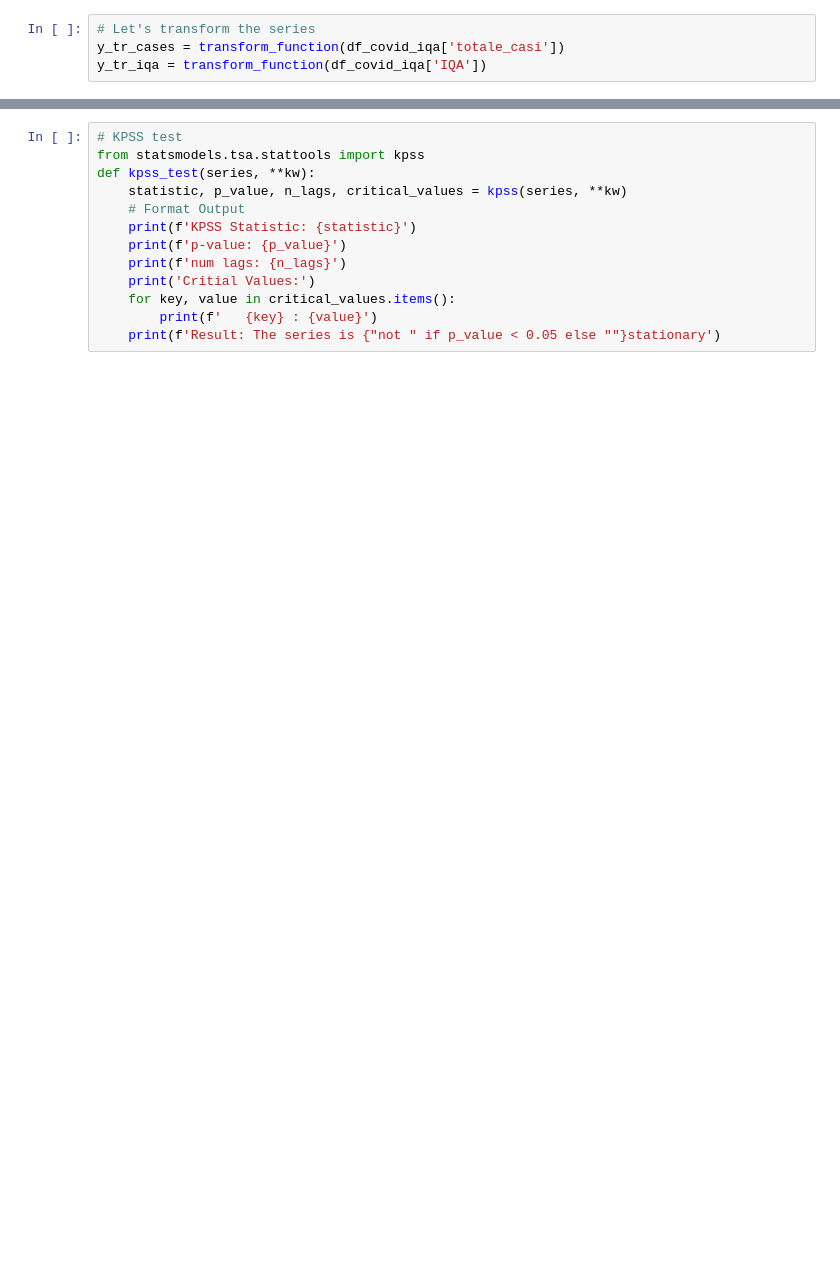
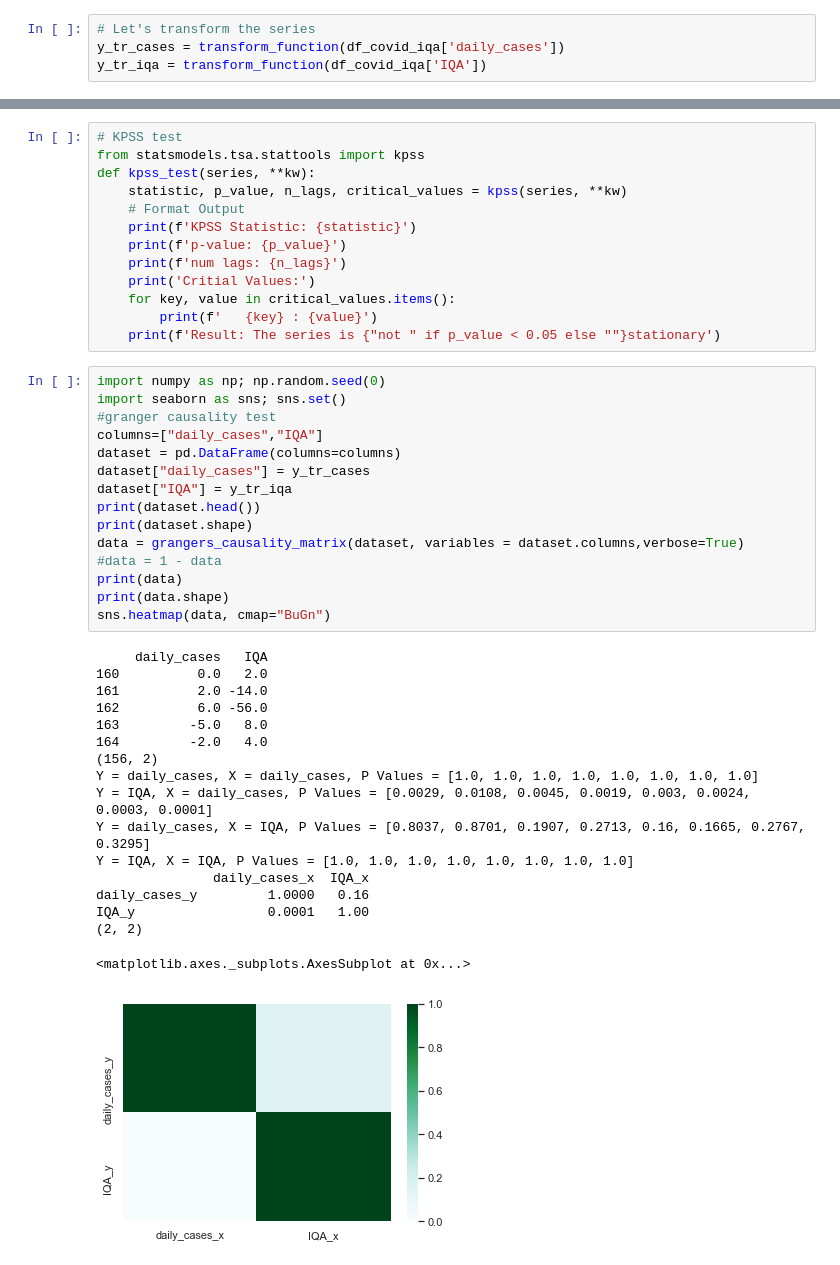
Before and after one commit to zirafel/covid_analysis, a Jupyter notebook: covid_air_quality/data_analysis.ipynb, the cells around one changed output, grey strips where cells are left out. Cells and saved outputs as stored; diff of their text form; blank space fills up the shorter version.

```diff
--- a/covid_air_quality/data_analysis.ipynb
+++ b/covid_air_quality/data_analysis.ipynb
@@ -108,6 +129,6 @@ IQA_tr           0.22659  1.00000
 # %%
 # Let's transform the series
-y_tr_cases = transform_function(df_covid_iqa['totale_casi'])
+y_tr_cases = transform_function(df_covid_iqa['daily_cases'])
 y_tr_iqa = transform_function(df_covid_iqa['IQA'])
 # %%
 import numpy as np
@@ -142,3 +175,36 @@ def kpss_test(series, **kw):
     for key, value in critical_values.items():
         print(f'   {key} : {value}')
     print(f'Result: The series is {"not " if p_value < 0.05 else ""}stationary')
+# %%
+import numpy as np; np.random.seed(0)
+import seaborn as sns; sns.set()
+#granger causality test
+columns=["daily_cases","IQA"]
+dataset = pd.DataFrame(columns=columns)
+dataset["daily_cases"] = y_tr_cases
+dataset["IQA"] = y_tr_iqa
+print(dataset.head())
+print(dataset.shape)
+data = grangers_causality_matrix(dataset, variables = dataset.columns,verbose=True)
+#data = 1 - data
+print(data)
+print(data.shape)
+sns.heatmap(data, cmap="BuGn")
+# %% [output]
+     daily_cases   IQA
+160          0.0   2.0
+161          2.0 -14.0
+162          6.0 -56.0
+163         -5.0   8.0
+164         -2.0   4.0
+(156, 2)
+Y = daily_cases, X = daily_cases, P Values = [1.0, 1.0, 1.0, 1.0, 1.0, 1.0, 1.0, 1.0]
+Y = IQA, X = daily_cases, P Values = [0.0029, 0.0108, 0.0045, 0.0019, 0.003, 0.0024, 0.0003, 0.0001]
+Y = daily_cases, X = IQA, P Values = [0.8037, 0.8701, 0.1907, 0.2713, 0.16, 0.1665, 0.2767, 0.3295]
+Y = IQA, X = IQA, P Values = [1.0, 1.0, 1.0, 1.0, 1.0, 1.0, 1.0, 1.0]
+               daily_cases_x  IQA_x
+daily_cases_y         1.0000   0.16
+IQA_y                 0.0001   1.00
+(2, 2)
+<matplotlib.axes._subplots.AxesSubplot at 0x...>
+[figure, added]
```
Also changed, not shown: parts of 9 cells of this notebook, 2 other files.
